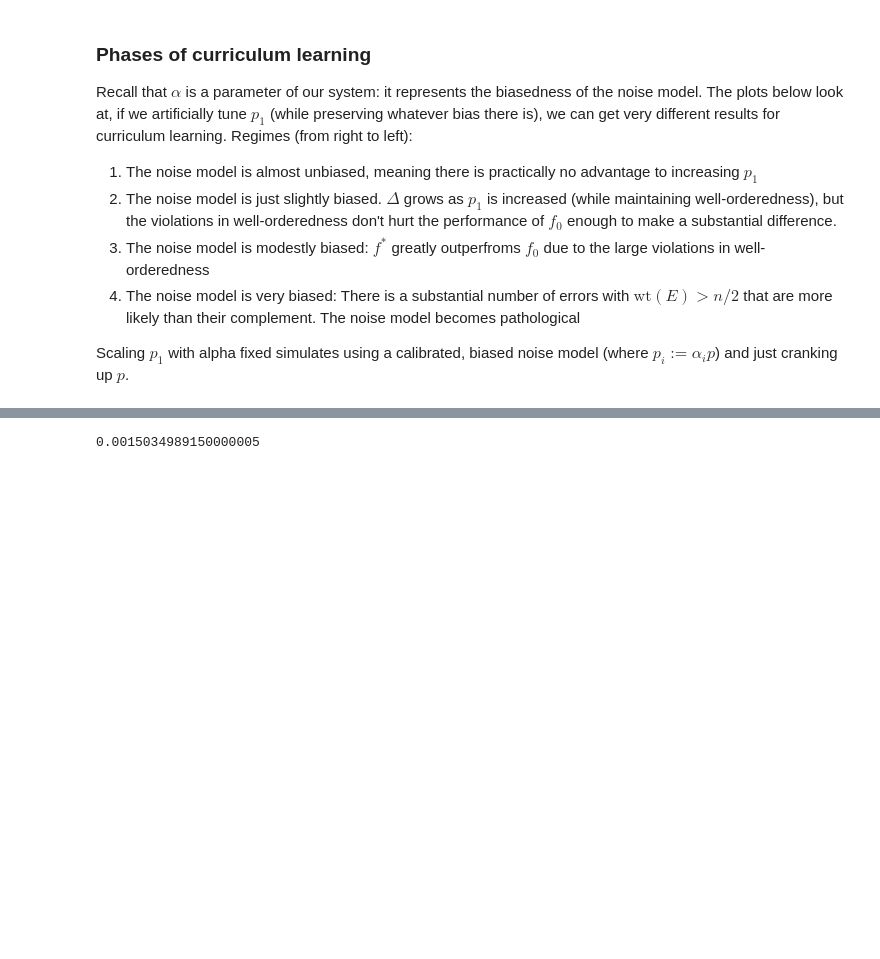
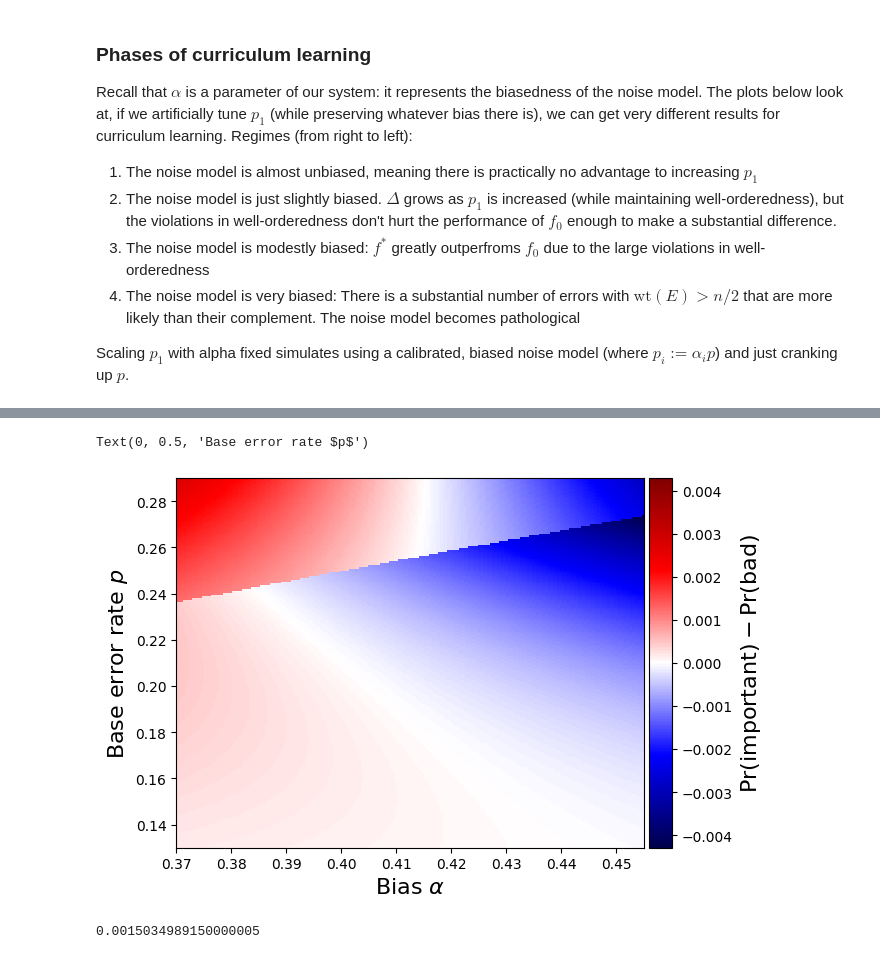
Before and after one commit to peterse/mldec, a Jupyter notebook: src/mldec/datasets/toy_problem_workbook.ipynb, the cells around one changed output, grey strips where cells are left out. Saved outputs shown, nothing was run; the diff lists cells and outputs as text; code cells hidden in the pictures; blank space fills up the shorter version.

```diff
--- a/src/mldec/datasets/toy_problem_workbook.ipynb
+++ b/src/mldec/datasets/toy_problem_workbook.ipynb
@@ -286 +287,60 @@ Text(0, 0.5, 'Difference')
+# %%
+diff = {}
+transition = {}
+
+fineness = 200 # ~25 seconds
+pvals = np.linspace(0.13, 0.29, fineness)
+alphas = np.linspace(0.37, 0.455, fineness)
+diffs = np.zeros((len(alphas), len(pvals)))
+
+for i, alpha in enumerate(alphas):
+    well_ordered = True
+    for j, p1 in enumerate(pvals):
+        p2 = p1 * alpha
+        pr_important, pr_bad, new_well_ordered = compute_pr_important_bad(n, p1, p2)
+        if well_ordered and not new_well_ordered:
+            # print(f"Transition at p1={p1}, p2={p2}")
+            transition[alpha] = p1
+            well_ordered = False
+        difference = pr_important - pr_bad
+        diffs[i, j] = difference
+# %%
+from matplotlib import colors
+
+from mpl_toolkits.axes_grid1 import make_axes_locatable
+# colorplot of diffs
+
+fig, ax = plt.subplots()
+cmap = 'seismic'
+# cmap = 'bwr
+im = ax.imshow(diffs.T, aspect='auto',
+               extent=(alphas[0], alphas[-1], pvals[0], pvals[-1]),
+               origin='lower', cmap=cmap,
+               norm=colors.CenteredNorm(),
+               interpolation="nearest")
+
+def set_ticklabels_to_3_sig_figs(ax):
+    formatter = plt.FuncFormatter(lambda x, _: f'{x:.3g}')
+    ax.xaxis.set_major_formatter(formatter)
+    ax.yaxis.set_major_formatter(formatter)
+
+# create an axes on the right side of ax. The width of cax will be 5%
+# of ax and the padding between cax and ax will be fixed at 0.05 inch.
+divider = make_axes_locatable(ax)
+cax = divider.append_axes("right", size="5%", pad=0.05)
+cbar = plt.colorbar(im, cax=cax)
+cbar.ax.tick_params(labelsize=10)
+cbar.set_label(label=r'$\text{Pr}(\text{important}) - \text{Pr}(\text{bad})$',weight='bold', size=16)
+
+# norm = DivergingNorm(vmin=diffs.min(), vcenter=0, vmax=diffs.max())
+# ax.set_xticklabels(pvals)
+# ax.set_yticklabels(alphas)
+# set_ticklabels_to_3_sig_figs(ax)
+ax.set_xlabel(r'Bias $\alpha$', size=16)
+ax.set_ylabel(r'Base error rate $p$', size=16)
+
+# fig.savefig('../../figures/important_bad_diffs.pdf', dpi=300, bbox_inches='tight')
+# %% [output]
+Text(0, 0.5, 'Base error rate $p$')
+[figure, added]
 # %%
```
Also changed, not shown: parts of 5 cells of this notebook, 3 other files.
